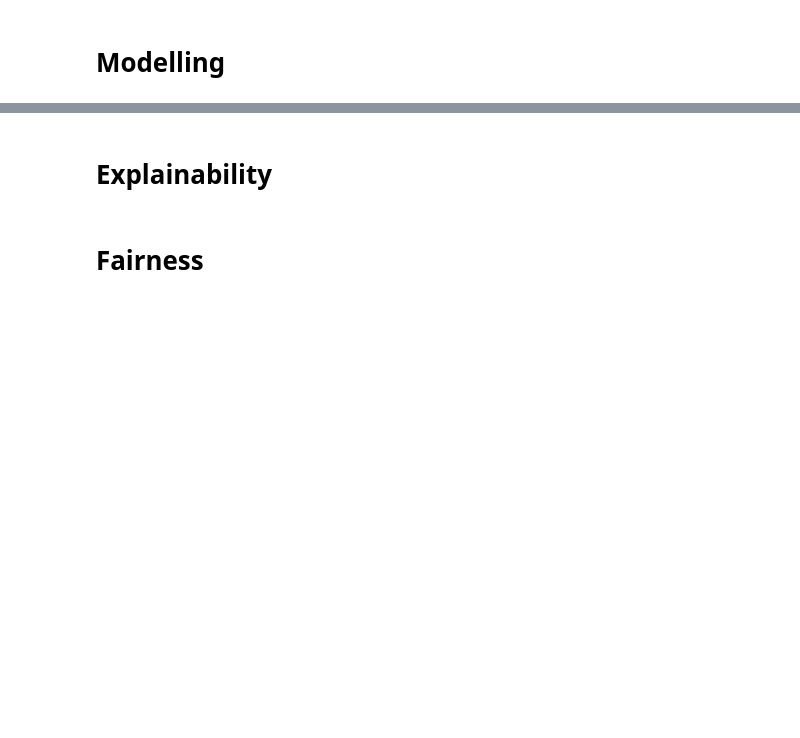
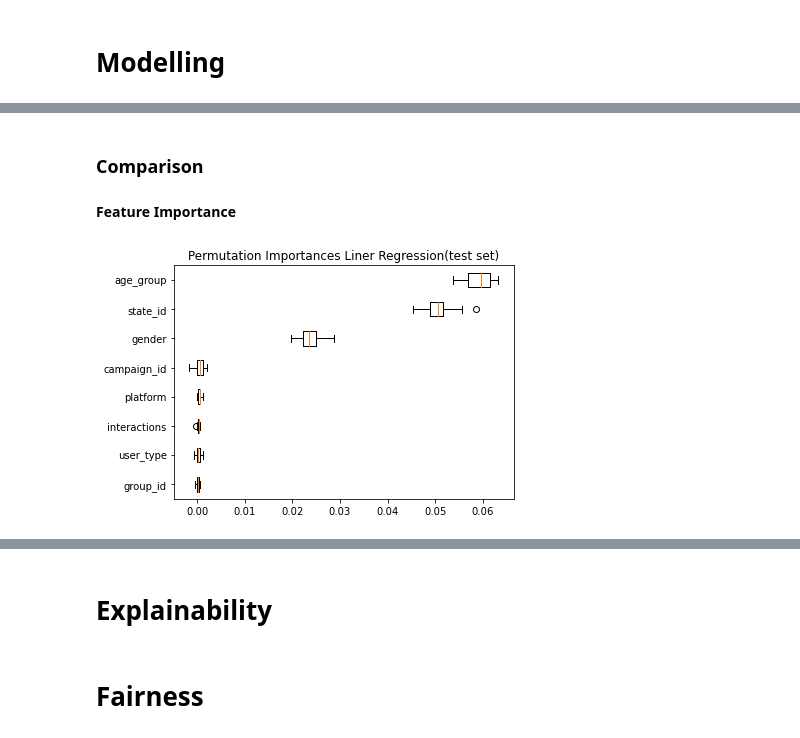
Before and after one commit to pmavrodiev/insurify-ds-challenge, a Jupyter notebook: submission-pavlin.ipynb, the cells around one changed output, grey strips where cells are left out. Cells and saved outputs as stored; diff of their text form; code cells hidden in the pictures; blank space fills up the shorter version.

```diff
--- a/submission-pavlin.ipynb
+++ b/submission-pavlin.ipynb
@@ -79,0 +349,26 @@ VBox(children=(Tab(children=(Tab(children=(GridBox(children=(VBox(children=(Grid
+# %%
+from sklearn.linear_model import LogisticRegression
+
+clf_log_reg = LogisticRegression(penalty='l2',
+                                 random_state=42,
+                                 class_weight='balanced',
+                                 max_iter=300, n_jobs=-1)
+
+lr_pipe = Pipeline(encoding_pipeline.steps + [("lr_classifier", clf_log_reg)])
+
+
+
+parameters = {'lr_classifier__C': [0.05, 0.1, 0.5, 1], 'lr_classifier__tol': [0.0001, 0.001]}
+
+clf_grid_search = GridSearchCV(lr_pipe,
+                               param_grid=parameters,
+                               scoring='f1',
+                               refit=True,
+                               cv=5,
+                               n_jobs=-1,
+                               verbose=0)
+# %%
+clf_grid_search.fit(X_train, y_train['sale']);
+# %%
+best_score_lr_training = clf_grid_search.best_score_
+best_estimator_lr = clf_grid_search.best_estimator_
@@ -79,0 +391,2 @@ VBox(children=(Tab(children=(Tab(children=(GridBox(children=(VBox(children=(Grid
+# %% [markdown]
+### Comparison
@@ -79,0 +400,23 @@ VBox(children=(Tab(children=(Tab(children=(GridBox(children=(VBox(children=(Grid
+# %% [markdown]
+**Feature Importance**
+# %%
+def plot_feature_importance(estimator, X, y, label='Permutation Importances (test set)'):
+
+    result = permutation_importance(estimator, X, y,
+                                    scoring='f1',
+                                    n_repeats=20, random_state=42, n_jobs=-1)
+    result['importances_mean']
+
+    sorted_idx = result.importances_mean.argsort()
+
+    fig, ax = plt.subplots()
+    ax.boxplot(
+        result.importances[sorted_idx].T, vert=False, labels=X.columns[sorted_idx]
+    )
+    ax.set_title(label)
+    fig.tight_layout()
+    plt.show()
+# %%
+plot_feature_importance(best_estimator_lr, X_test, y_test, label='Permutation Importances Liner Regression(test set)')
+# %% [output]
+[figure, added]
```
Also changed, not shown: parts of 73 cells of this notebook.
